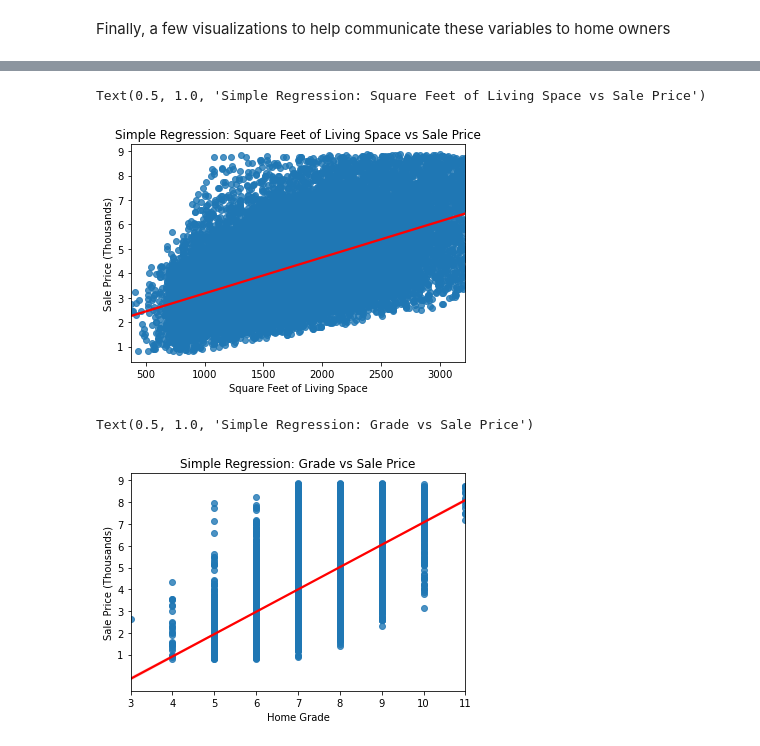
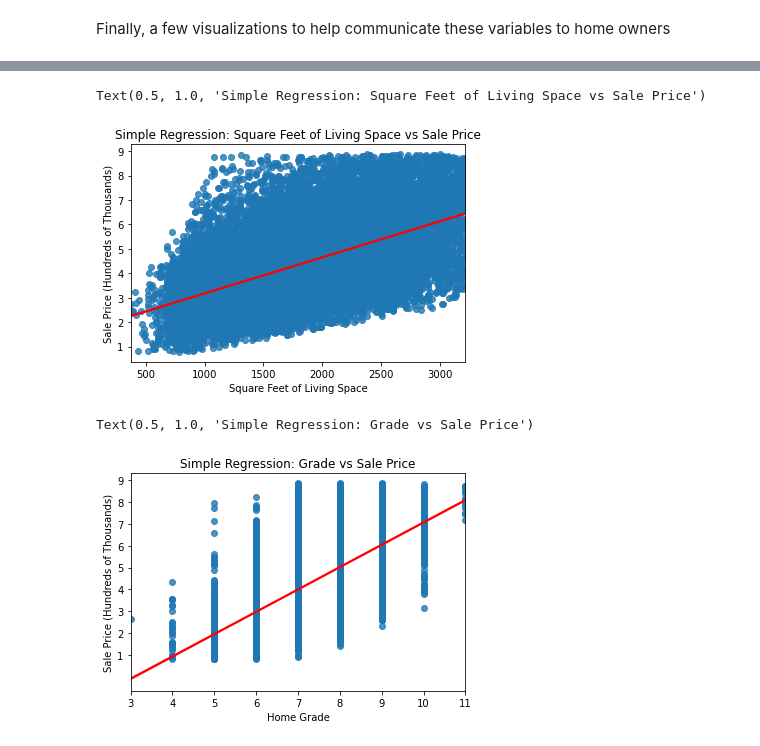
Before and after one commit to sborrmann11/dcs-phase-2-project, a Jupyter notebook: phase-2-jupyter-notebook.ipynb, the cells around one changed output, grey strips where cells are left out. Drawn from its saved outputs; the diff is of its cells as text; code cells hidden in the pictures.

```diff
--- a/phase-2-jupyter-notebook.ipynb
+++ b/phase-2-jupyter-notebook.ipynb
@@ -1555,18 +1565,18 @@ Text(0.5, 0, 'Overall Condition')
 # %%
 sns.regplot(x='sqft_living', y = 'price', data=df, scatter=True,line_kws={"color": "red"} )
 plt.xlabel('Square Feet of Living Space')
-plt.ylabel('Sale Price (Thousands)')
+plt.ylabel('Sale Price (Hundreds of Thousands)')
 plt.yticks(ticks=[100000,200000,300000,400000,500000,600000,700000,800000,900000],labels=[1,2,3,4,5,6,7,8,9])
 plt.title('Simple Regression: Square Feet of Living Space vs Sale Price')
 # %% [output]
 Text(0.5, 1.0, 'Simple Regression: Square Feet of Living Space vs Sale Price')
-[figure, old version]
+[figure, new version]
 # %%
 sns.regplot(x='grade', y='price', data=df_dummies, scatter=True,line_kws={"color": "red"})
 plt.yticks(ticks=[100000,200000,300000,400000,500000,600000,700000,800000,900000],labels=[1,2,3,4,5,6,7,8,9])
-plt.ylabel('Sale Price (Thousands)')
+plt.ylabel('Sale Price (Hundreds of Thousands)')
 plt.xlabel('Home Grade')
 plt.title('Simple Regression: Grade vs Sale Price')
 # %% [output]
 Text(0.5, 1.0, 'Simple Regression: Grade vs Sale Price')
-[figure, old version]
+[figure, new version]
```
Also changed, not shown: parts of 22 cells of this notebook, 2 other files.
